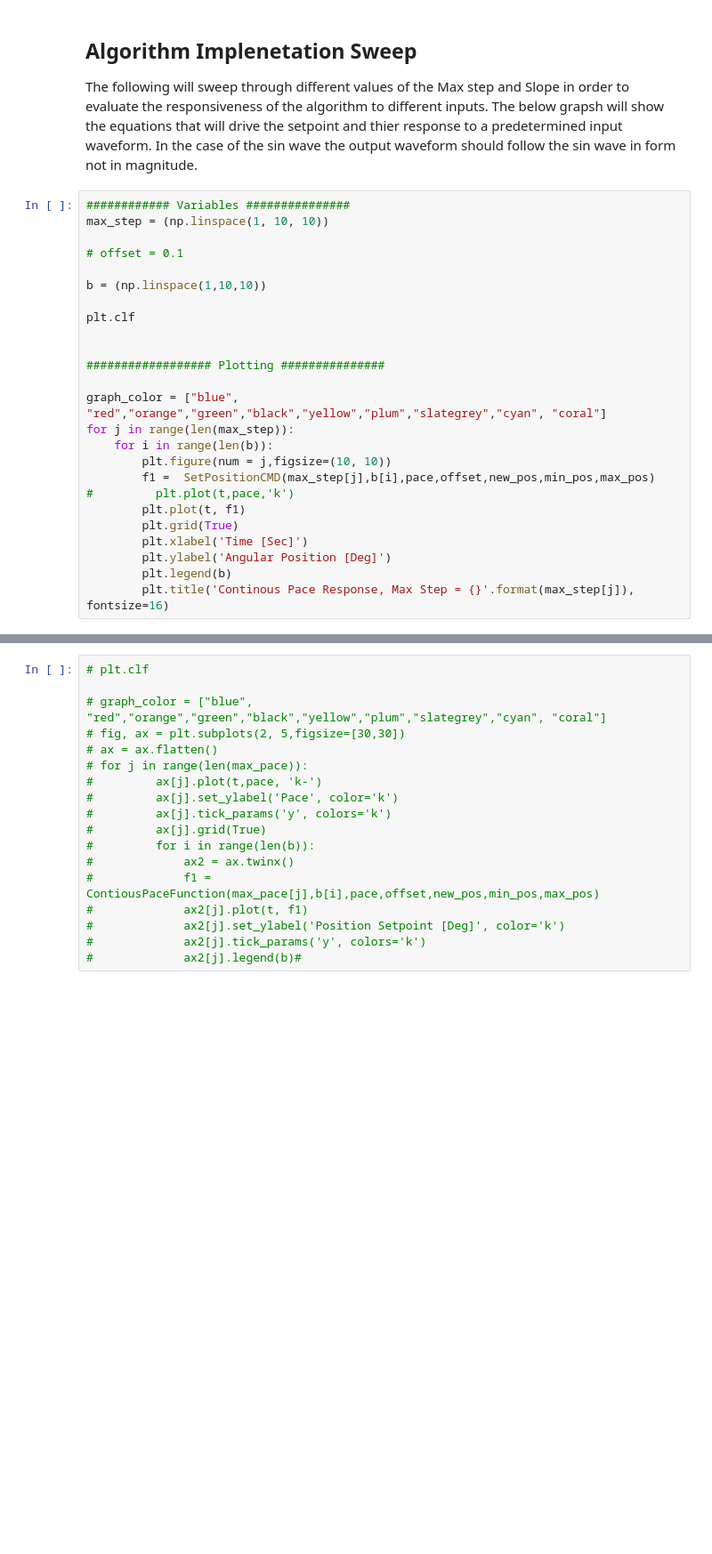
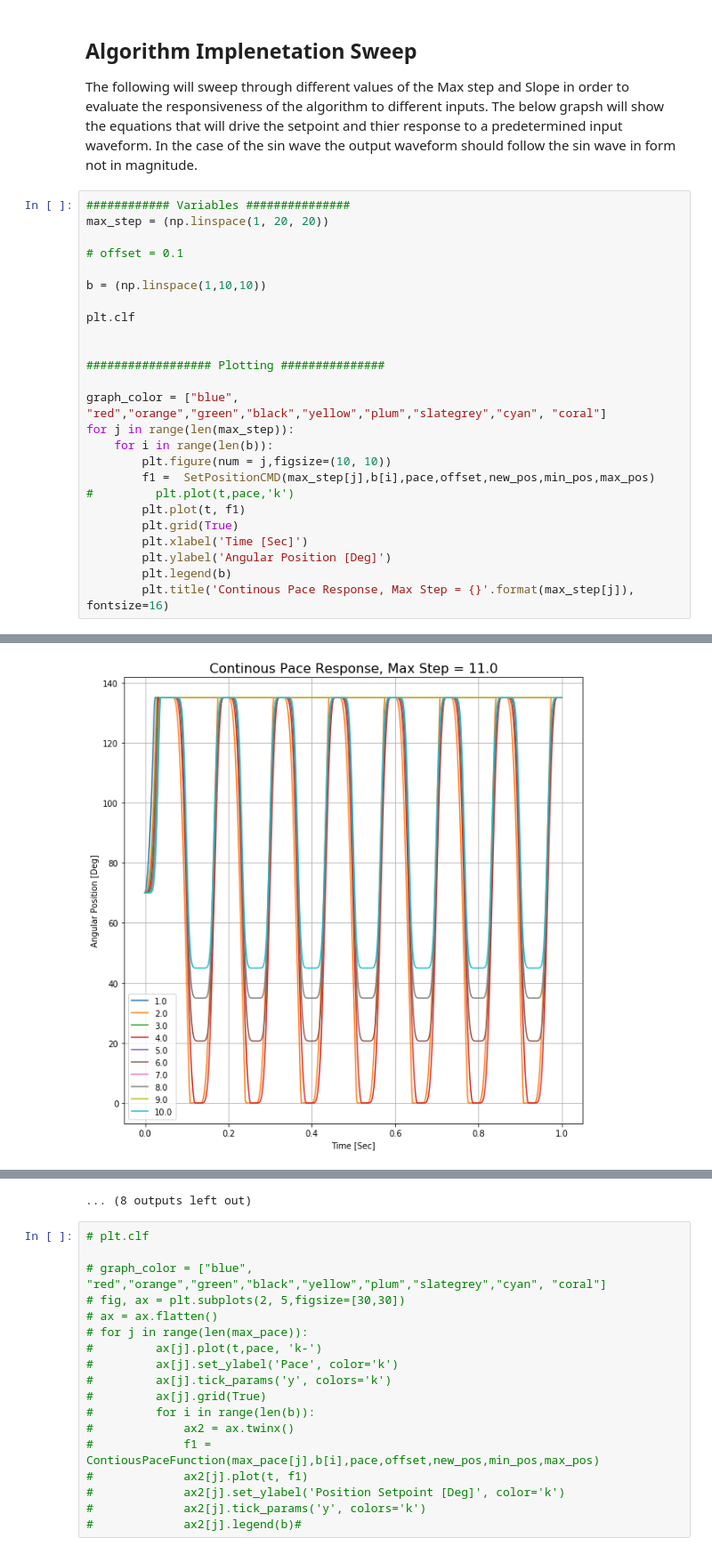
Before and after one commit to Myomo/Python_Simulations, a Jupyter notebook: Continuous Threshold Plot.ipynb, the cells around one changed output, grey strips where cells are left out. Shown at 89% size. Cells and saved outputs as stored; diff of their text form; blank space fills up the shorter version.

```diff
--- a/Continuous Threshold Plot.ipynb
+++ b/Continuous Threshold Plot.ipynb
@@ -333,37 +333,38 @@ ax2.tick_params('y', colors='r')
 The following will sweep through different values of the Max step and Slope in order to evaluate the responsiveness of the algorithm to different inputs.  The below grapsh will show the equations that will drive the setpoint and thier response to a predetermined input waveform.  In the case of the sin wave the output waveform should follow the sin wave in form not in magnitude.
 # %%
 ############ Variables ###############
-max_step = (np.linspace(1, 10, 10))
+max_step = (np.linspace(1, 20, 20))
 
 # offset = 0.1
 
 b = (np.linspace(1,10,10))
 
 plt.clf
 
 
 ################## Plotting ###############
 
 graph_color = ["blue", "red","orange","green","black","yellow","plum","slategrey","cyan", "coral"]
 for j in range(len(max_step)):
     for i in range(len(b)):
         plt.figure(num = j,figsize=(10, 10))
         f1 =  SetPositionCMD(max_step[j],b[i],pace,offset,new_pos,min_pos,max_pos)
 #         plt.plot(t,pace,'k')
         plt.plot(t, f1)
         plt.grid(True)
         plt.xlabel('Time [Sec]')
         plt.ylabel('Angular Position [Deg]')
         plt.legend(b)
         plt.title('Continous Pace Response, Max Step = {}'.format(max_step[j]), fontsize=16)
 # %% [output]
 [figure]
 [figure]
 [figure]
 [figure]
 [figure]
 [figure]
 [figure]
 [figure]
 [figure]
 [figure]
+[figure, added]
@@ -370,3 +372,4 @@ for j in range(len(max_step)):
+... (8 outputs left out)
 # %%
 # plt.clf
 
```
Also changed, not shown: parts of 2 cells of this notebook, 15 other files.
